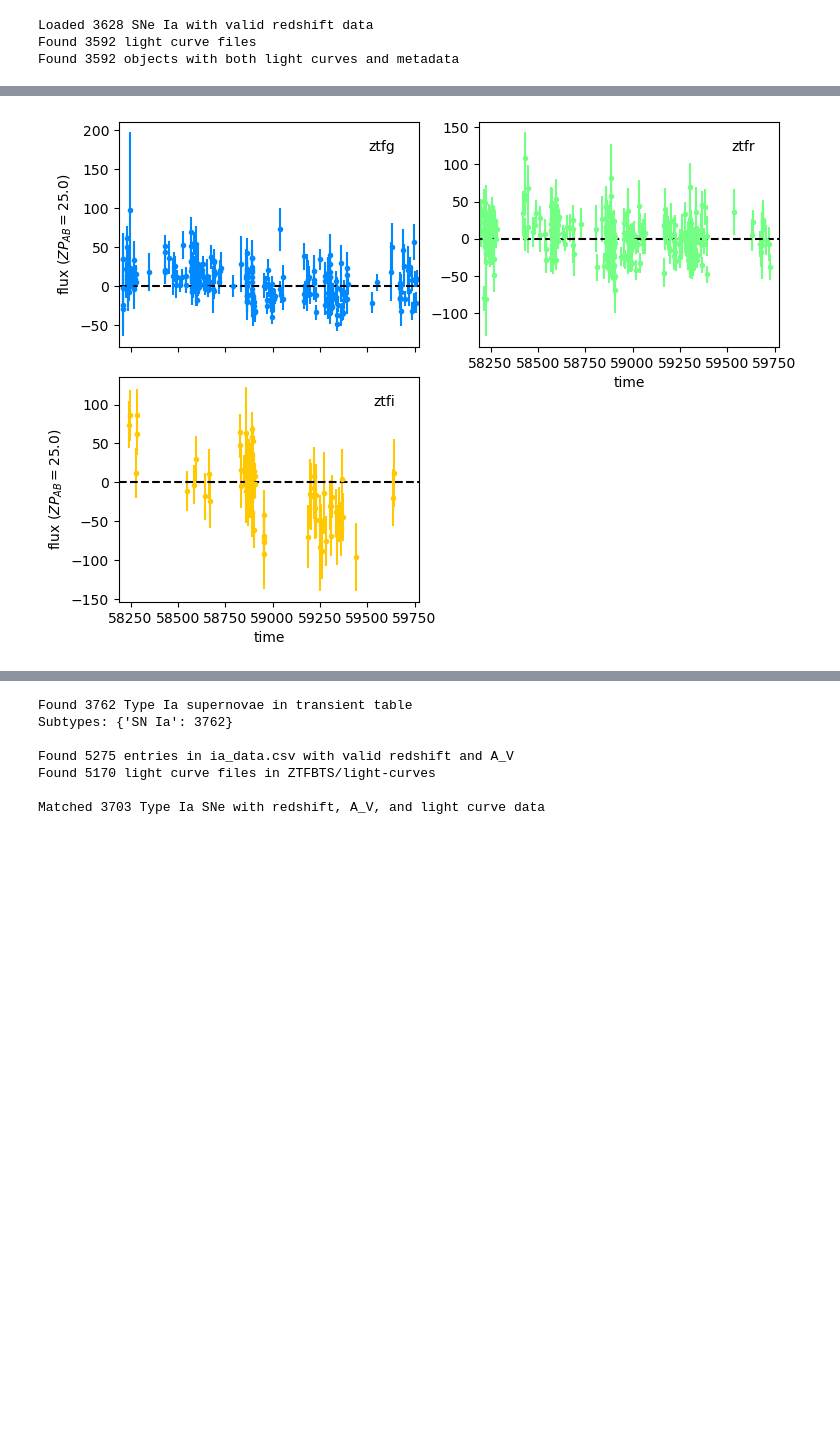
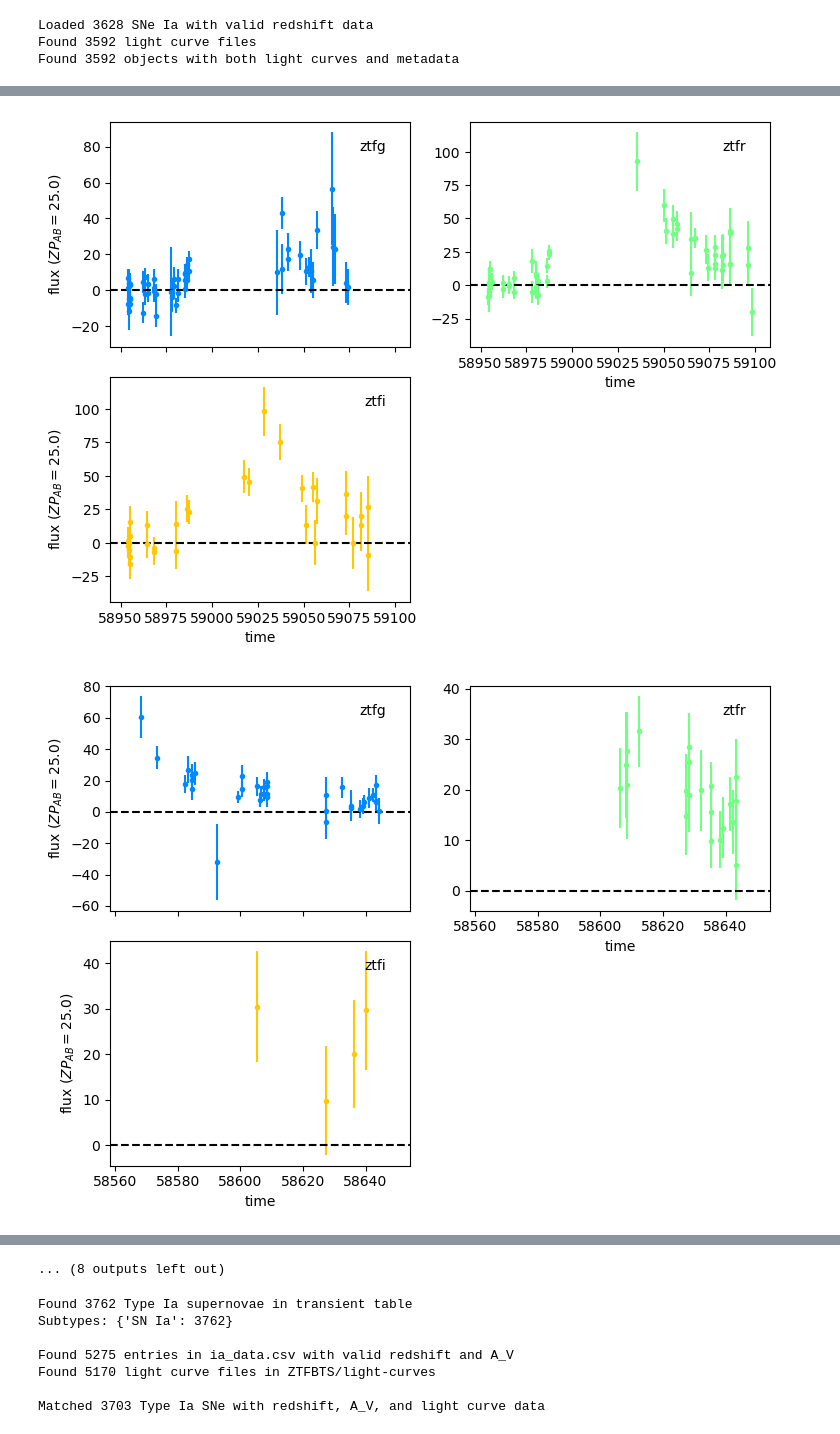
Before and after one commit to asmuzsoy/beams_ext, a Jupyter notebook: fit_real_sne_new.ipynb, the cells around one changed output, grey strips where cells are left out. Cells and saved outputs as stored; diff of their text form; code cells hidden in the pictures; blank space fills up the shorter version.

Commit message:
trying to make sense of new ztf data

```diff
--- a/fit_real_sne_new.ipynb
+++ b/fit_real_sne_new.ipynb
@@ -738,12 +738,24 @@ def read_snia_lc(ztfid, min_points_per_band=5):
     if not os.path.exists(filepath):
         return None
 
+    # Get t0 for this object
+    if ztfid not in snia_t0s:
+        return None
+    t0 = snia_t0s[ztfid]
+
     # Read CSV, skipping comment lines
     df = pd.read_csv(filepath, comment='#', delim_whitespace=True)
 
     # Filter for good data: flag == 0 and valid flux
     good_mask = (df['flag'] == 0) & (df['flux'].notna()) & (df['flux_err'] > 0)
     df = df[good_mask]
+
+    if len(df) == 0:
+        return None
+
+    # Filter to only keep time points within (t0, t0 + 100)
+    time_mask = (df['mjd'] > t0-50) & (df['mjd'] < t0 + 100)
+    df = df[time_mask]
 
     if len(df) == 0:
         return None
@@ -802,0 +793,14 @@ Table length=582
+# %%
+# Create list of all SNe that successfully return light curve data
+valid_snia_ztfids = []
+skipped_snia = []
+
+for ztfid in ia_with_data:
+    lc = read_snia_lc(ztfid)
+    if lc is not None:
+        valid_snia_ztfids.append(ztfid)
+    else:
+        skipped_snia.append(ztfid)
+
+print(f"Valid SNe Ia with light curves in (t0, t0+100): {len(valid_snia_ztfids)}")
+print(f"Skipped (None returned): {len(skipped_snia)}")
@@ -803,4 +810,6 @@ Table length=582
 # %%
-sncosmo.plot_lc(read_snia_lc(ia_ztfids[554]));
+for i in np.random.randint(0, len(valid_snia_ztfids), 20):
+    sncosmo.plot_lc(read_snia_lc(valid_snia_ztfids[i]));
 # %% [output]
-[figure, old version]
+[figure, new version]
+[figure, added]
@@ -807,3 +826,4 @@ sncosmo.plot_lc(read_snia_lc(ia_ztfids[554]));
+... (8 outputs left out)
 # %%
 # Load Type Ia supernovae from ZTFBTS
 
```
Also changed, not shown: parts of 3 cells of this notebook.
